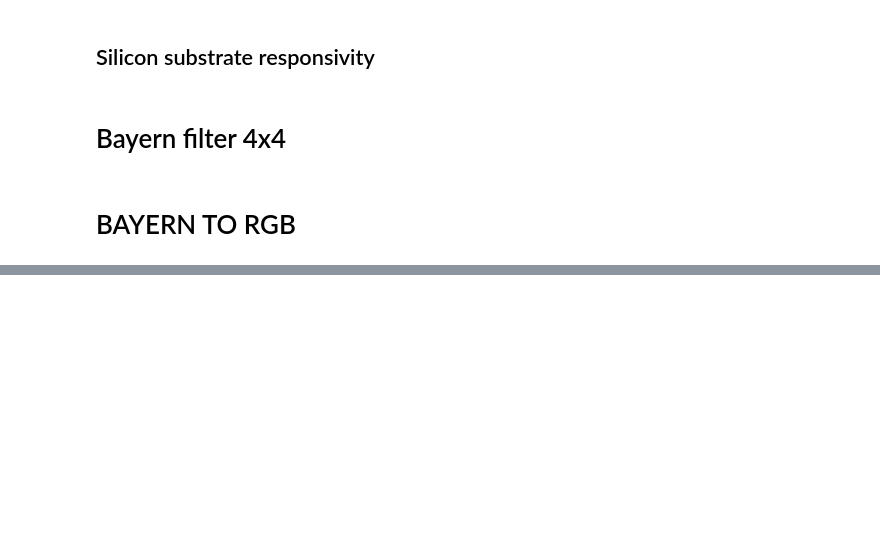
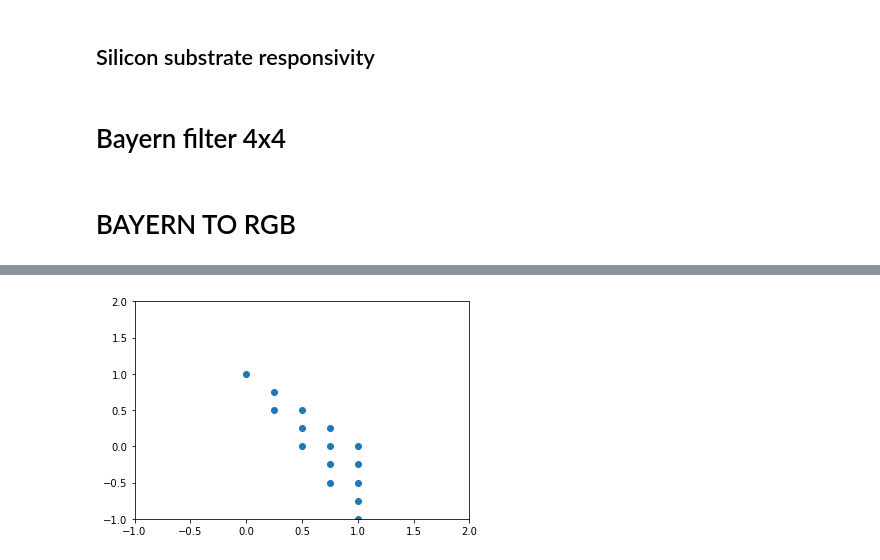
Before and after one commit to jufgutierrezgo/rs-vlc-model, a Jupyter notebook: functions.ipynb, the cells around one changed output, grey strips where cells are left out. Saved outputs shown, nothing was run; the diff lists cells and outputs as text; code cells hidden in the pictures; blank space fills up the shorter version.

```diff
--- a/functions.ipynb
+++ b/functions.ipynb
@@ -407,0 +369,42 @@ plt.show()
+# %%
+import numpy as np
+import matplotlib.pyplot as plt
+
+def distribute_points_in_triangle(n):
+    # Generate the vertices of the triangle
+    vertices = np.array([[0, 0], [1, 0], [0.5, np.sqrt(3) / 2]])
+
+    # Calculate the number of points per row/column
+    num_points = n
+
+    # Calculate the grid spacing
+    grid_spacing = 1 / num_points
+
+    # Generate the grid points inside the triangle
+    points = []
+    for i in range(num_points + 1):
+        for j in range(i + 1):
+            x = j * grid_spacing
+            y = i * grid_spacing
+            z = 1 - x - y
+            points.append(vertices[0] * x + vertices[1] * y + vertices[2] * z)
+
+    return np.array(points)
+
+# Define the number of points per row/column
+n = 4
+
+# Generate the points inside the triangle
+points = distribute_points_in_triangle(n)
+
+# Plot the points
+plt.scatter(points[:, 0], points[:, 1])
+
+# Set axis limits
+plt.xlim([-1, 2])
+plt.ylim([-1, 2])
+
+# Show the plot
+plt.show()
+# %% [output]
+[figure, added]
```
Also changed, not shown: parts of 2 cells of this notebook, 3 other files.
